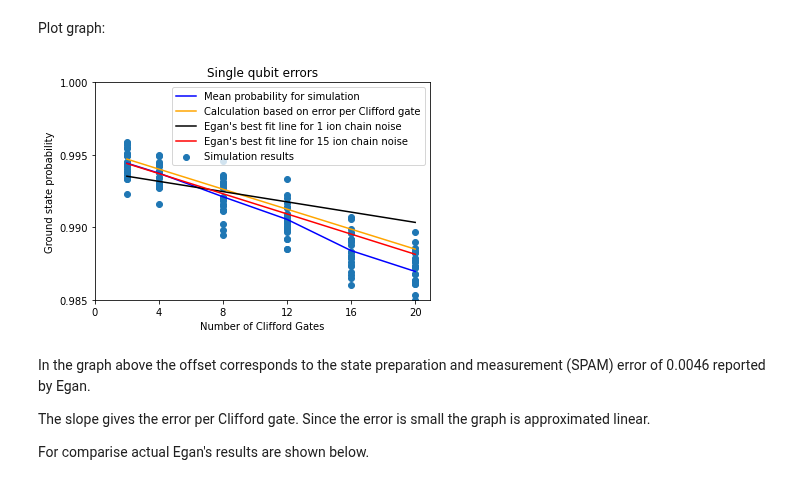
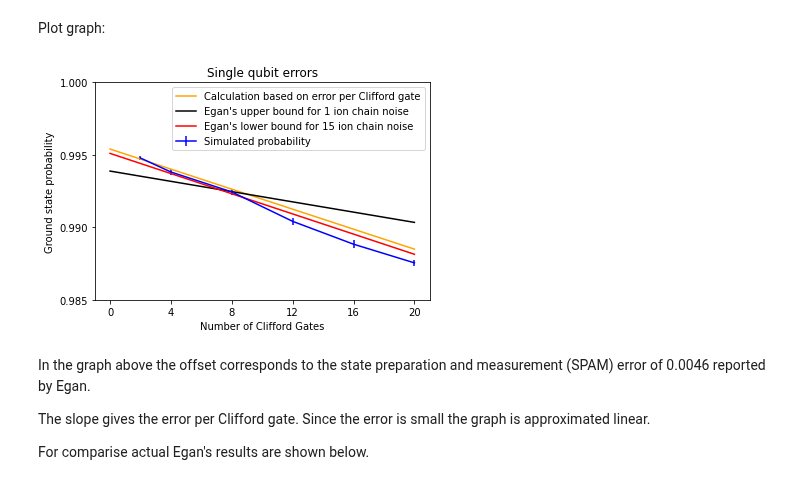
Before and after one commit to goldsmdn/SteaneCode, a Jupyter notebook: Egan_single_qubit_errors.ipynb, the cells around one changed output. Cells and saved outputs as stored; diff of their text form; code cells hidden in the pictures.

```diff
--- a/Egan_single_qubit_errors.ipynb
+++ b/Egan_single_qubit_errors.ipynb
@@ -62,7 +77,7 @@ Set up circuits in a list.
 # Generate randomised benchmark circuit
 rb_opts = {}
 #Number of Cliffords in the sequence
-rb_opts['length_vector'] = GATE_DEPTH_LIST
+rb_opts['length_vector'] = SIMULATION_GATE_DEPTH_LIST
 # Number of seeds (random sequences)
 rb_opts['nseeds'] = ITERATIONS
 rb_circs, xdata = rb.randomized_benchmarking_seq(**rb_opts)
@@ -85,0 +92,2 @@ def get_noise(p_meas,p_gate):
+# %%
+qt = transpile(rb_circs[0][1], basis_gates = BASIS_GATE_SET)
@@ -86,4 +98,4 @@ def get_noise(p_meas,p_gate):
 # %%
-noise_model = get_noise(MEASURE_NOISE,SINGLE_GATE_DEPOLARISING)
+noise_model = get_noise(MEASURE_NOISE, SINGLE_GATE_DEPOLARISING, TWO_GATE_DEPOLARISING, SINGLE_GATE_SET, TWO_GATE_SET)
 # %%
 # initialise lists for graphs
@@ -139,0 +153,19 @@ For 20 gates mean simulated ground state population probability is 0.9870 and ca
+# %%
+theoretical_probability = []
+egan_one_ion_noise = []
+egan_fifteen_ion_noise = []
+number_of_gates_calculation = []
+
+for gate_depth in CALCULATION_GATE_DEPTH_LIST:
+    gate_noise = ((1 - SINGLE_CLIFFORD_GATE_NOISE) ** gate_depth)
+    theory = gate_noise * (1 - MEASURE_NOISE)
+    egan_one_ion = 0.99388 - gate_depth * 0.000177
+    egan_fifteen_ion = 0.9951 - gate_depth * 0.000348
+    theoretical_probability.append(theory)
+    egan_one_ion_noise.append(egan_one_ion)
+    egan_fifteen_ion_noise.append(egan_fifteen_ion)
+    number_of_gates_calculation.append(gate_depth)
+
+    print(f'For gate_depth {gate_depth}')
+    print(f'The best fit line for Egan 1 ion chain is {egan_one_ion:.4f} and for Egan 15 ion chain is {egan_fifteen_ion:.4f}')
+    print(f'The best fit to theory is {theory:.4f}')
@@ -142,27 +192,29 @@ Plot graph:
 # %%
 #graph constants
 YMIN = 0.985
 YMAX = 1.000
 YTICK = 0.005
 
 #graph
 title_text = "Ground state probabilty against number of Clifford Gates"
-plt.scatter(number_of_gates_scatter, simulation_probability, label = "Simulation results" )
-plt.plot(number_of_gates_plot, mean_probability, label = "Mean probability for simulation" , color="blue")
-plt.plot(number_of_gates_plot, theoretical_probability, label = "Calculation based on error per Clifford gate" , color="orange")
-plt.plot(number_of_gates_plot, egan_one_ion_noise, label = "Egan's best fit line for 1 ion chain noise" , color="black")
-plt.plot(number_of_gates_plot, egan_fifteen_ion_noise, label = "Egan's best fit line for 15 ion chain noise" , color="red")
+#plt.scatter(number_of_gates_simulation, simulation_probability, label = "Simulation results" )
+#plt.plot(number_of_gates_simulation, mean_probability, label = "Simulated probabilty" , color="blue")
+plt.errorbar(number_of_gates_simulation, mean_probability, yerr = standard_error_list,
+              label = "Simulated probability" , color="blue")
+plt.plot(number_of_gates_calculation, theoretical_probability, label = "Calculation based on error per Clifford gate" , color="orange")
+plt.plot(number_of_gates_calculation, egan_one_ion_noise, label = "Egan's upper bound for 1 ion chain noise" , color="black")
+plt.plot(number_of_gates_calculation, egan_fifteen_ion_noise, label = "Egan's lower bound for 15 ion chain noise" , color="red")
 plt.title('Single qubit errors')
 plt.xlabel('Number of Clifford Gates')
 plt.ylabel('Ground state probability')
 plt.legend()
 plt.ylim(YMIN, YMAX)
 plt.xticks(np.arange(0, 21, 4))
 plt.yticks(np.arange(YMIN, YMAX, YTICK))
 fname = "Single_Clifford_gate_errors_graph.png"
 plt.savefig(fname)
 # %% [output]
-[figure, old version]
+[figure, new version]
 # %% [markdown]
 In the graph above the offset corresponds to the state preparation and measurement (SPAM) error of 0.0046 reported by Egan.
 
```
Also changed, not shown: parts of 10 cells of this notebook.
